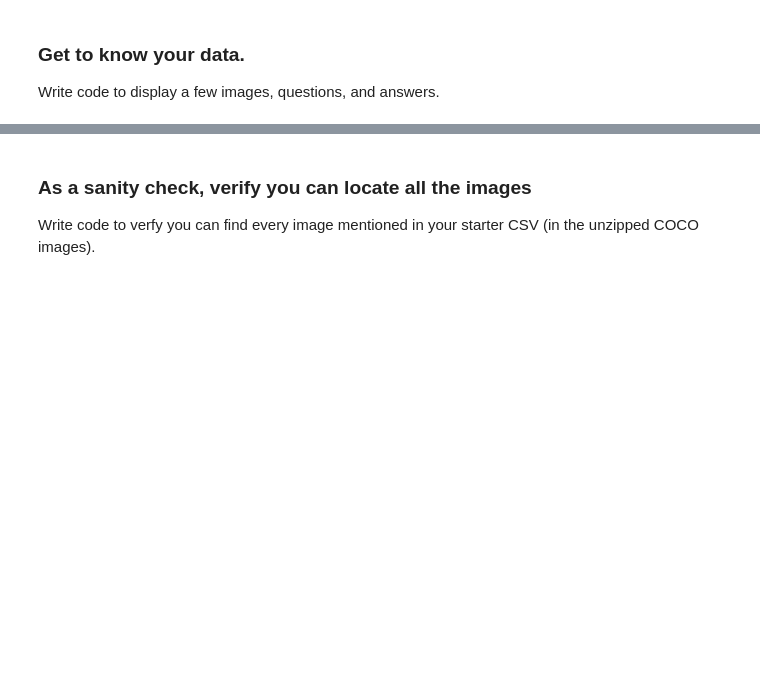
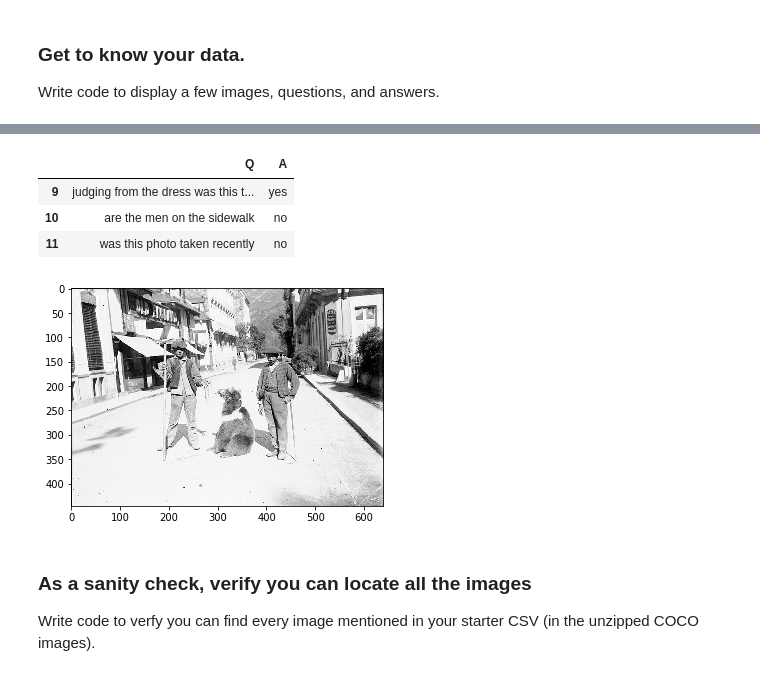
Before and after one commit to ysjbluemoon/Applied-Deep-Learning, a Jupyter notebook: Assignment 4/a4.ipynb, the cells around one changed output, grey strips where cells are left out. Cells and saved outputs as stored; diff of their text form; code cells hidden in the pictures; blank space fills up the shorter version.

```diff
--- a/Assignment 4/a4.ipynb
+++ b/Assignment 4/a4.ipynb
@@ -211,3 +230,13 @@ Write code to display a few images, questions, and answers.
+# %%
+im = plt.imread("train_image/train2014/COCO_train2014_000000524297.jpg")
+plt.imshow(im)
+df[df.Img=="COCO_train2014_000000524297.jpg"][['Q','A']]
+# %% [output]
+|  | Q | A |
+| 9 | judging from the dress was this t... | yes |
+| 10 | are the men on the sidewalk | no |
+| 11 | was this photo taken recently | no |
+[figure, added]
 # %% [markdown]
 ### As a sanity check, verify you can locate all the images
 Write code to verfy you can find every image mentioned in your starter CSV (in the unzipped COCO images).
```
Also changed, not shown: parts of 4 cells of this notebook.
